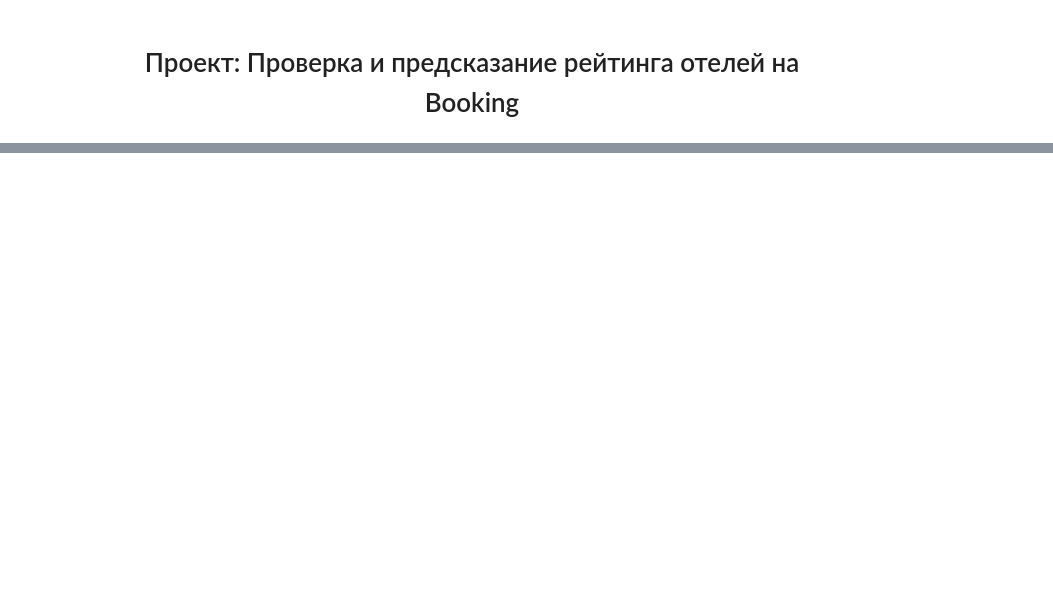
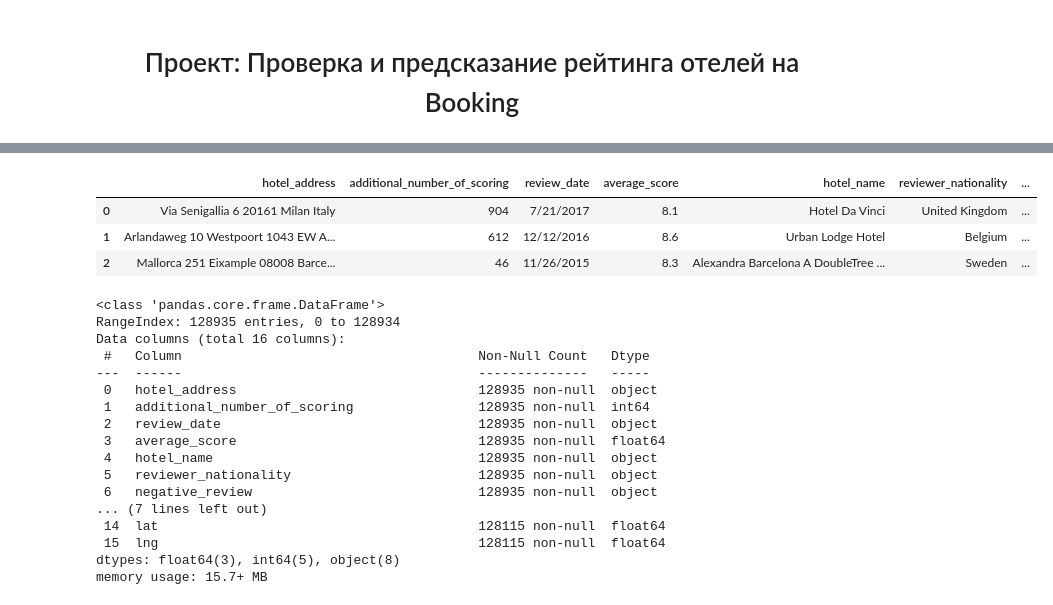
Before and after one commit to ret4ed/Sf_DS_game_1, a Jupyter notebook: Skillfactory/Project_3_EDA + Feature Engineering. Соревнование на Kaggle/Project_3.ipynb, the cells around one changed output, grey strips where cells are left out. Drawn from its saved outputs; the diff is of its cells as text; code cells hidden in the pictures; blank space fills up the shorter version.

```diff
--- a/Skillfactory/Project_3_EDA + Feature Engineering. Соревнование на Kaggle/Project_3.ipynb
+++ b/Skillfactory/Project_3_EDA + Feature Engineering. Соревнование на Kaggle/Project_3.ipynb
@@ -35,0 +33,25 @@ None
+# %%
+display(df_test.head(3))
+df_test.info()
+# %% [output]
+|  | hotel_address | additional_number_of_scoring | review_date | average_score | hotel_name | reviewer_nationality | ... |
+| 0 | Via Senigallia 6 20161 Milan Italy | 904 | 7/21/2017 | 8.1 | Hotel Da Vinci | United Kingdom | ... |
+| 1 | Arlandaweg 10 Westpoort 1043 EW A... | 612 | 12/12/2016 | 8.6 | Urban Lodge Hotel | Belgium | ... |
+| 2 | Mallorca 251 Eixample 08008 Barce... | 46 | 11/26/2015 | 8.3 | Alexandra Barcelona A DoubleTree ... | Sweden | ... |
+<class 'pandas.core.frame.DataFrame'>
+RangeIndex: 128935 entries, 0 to 128934
+Data columns (total 16 columns):
+ #   Column                                      Non-Null Count   Dtype
+---  ------                                      --------------   -----
+ 0   hotel_address                               128935 non-null  object
+ 1   additional_number_of_scoring                128935 non-null  int64
+ 2   review_date                                 128935 non-null  object
+ 3   average_score                               128935 non-null  float64
+ 4   hotel_name                                  128935 non-null  object
+ 5   reviewer_nationality                        128935 non-null  object
+ 6   negative_review                             128935 non-null  object
+... (7 lines left out)
+ 14  lat                                         128115 non-null  float64
+ 15  lng                                         128115 non-null  float64
+dtypes: float64(3), int64(5), object(8)
+memory usage: 15.7+ MB
```
Also changed, not shown: parts of 20 cells of this notebook, 1 other file.
